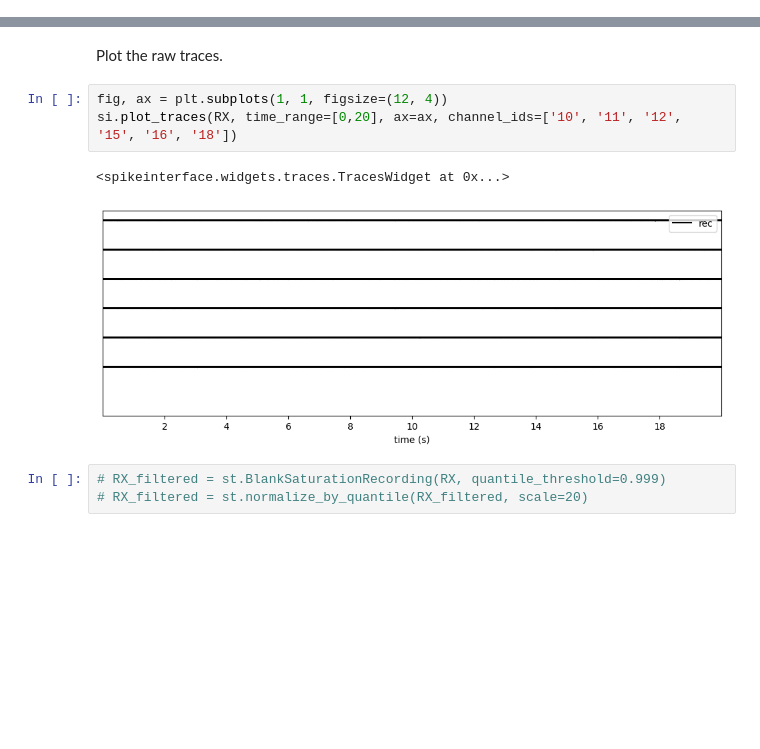
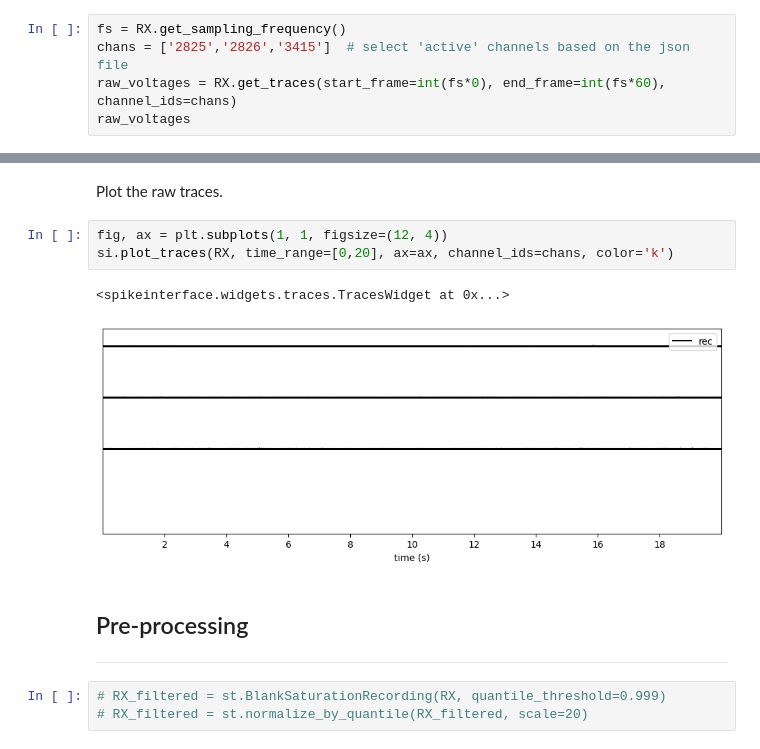
Before and after one commit to mzabolocki/3brain_gradelab, a Jupyter notebook: ssort_brw_demo.ipynb, the cells around one changed output, grey strips where cells are left out. Cells and saved outputs as stored; diff of their text form; blank space fills up the shorter version.

```diff
--- a/ssort_brw_demo.ipynb
+++ b/ssort_brw_demo.ipynb
@@ -32,3 +34,8 @@ RX
 BiocamRecordingExtractor: 4096 channels - 13.8kHz - 1 segments - 2,066,017 samples
                           150.00s (2.50 minutes) - uint16 dtype - 15.76 GiB
   file_path: Y:users\michael.zabolocki\3Brain_spikes_OC_Grade\OC_Ephis data\CTL\021023_IN\Baseline\s1_bs.brw
+# %%
+fs = RX.get_sampling_frequency()
+chans = ['2825','2826','3415']  # select 'active' channels based on the json file
+raw_voltages = RX.get_traces(start_frame=int(fs*0), end_frame=int(fs*60), channel_ids=chans)
+raw_voltages
@@ -36,10 +58,13 @@ BiocamRecordingExtractor: 4096 channels - 13.8kHz - 1 segments - 2,066,017 sampl
 Plot the raw traces.
 # %%
 fig, ax = plt.subplots(1, 1, figsize=(12, 4))
-si.plot_traces(RX, time_range=[0,20], ax=ax, channel_ids=['10', '11', '12', '15', '16', '18'])
+si.plot_traces(RX, time_range=[0,20], ax=ax, channel_ids=chans, color='k')
 # %% [output]
 <spikeinterface.widgets.traces.TracesWidget at 0x...>
-[figure, old version]
+[figure, new version]
+# %% [markdown]
+## Pre-processing
+---
 # %%
 # RX_filtered = st.BlankSaturationRecording(RX, quantile_threshold=0.999)
 # RX_filtered = st.normalize_by_quantile(RX_filtered, scale=20)
```
Also changed, not shown: parts of 12 cells of this notebook.
